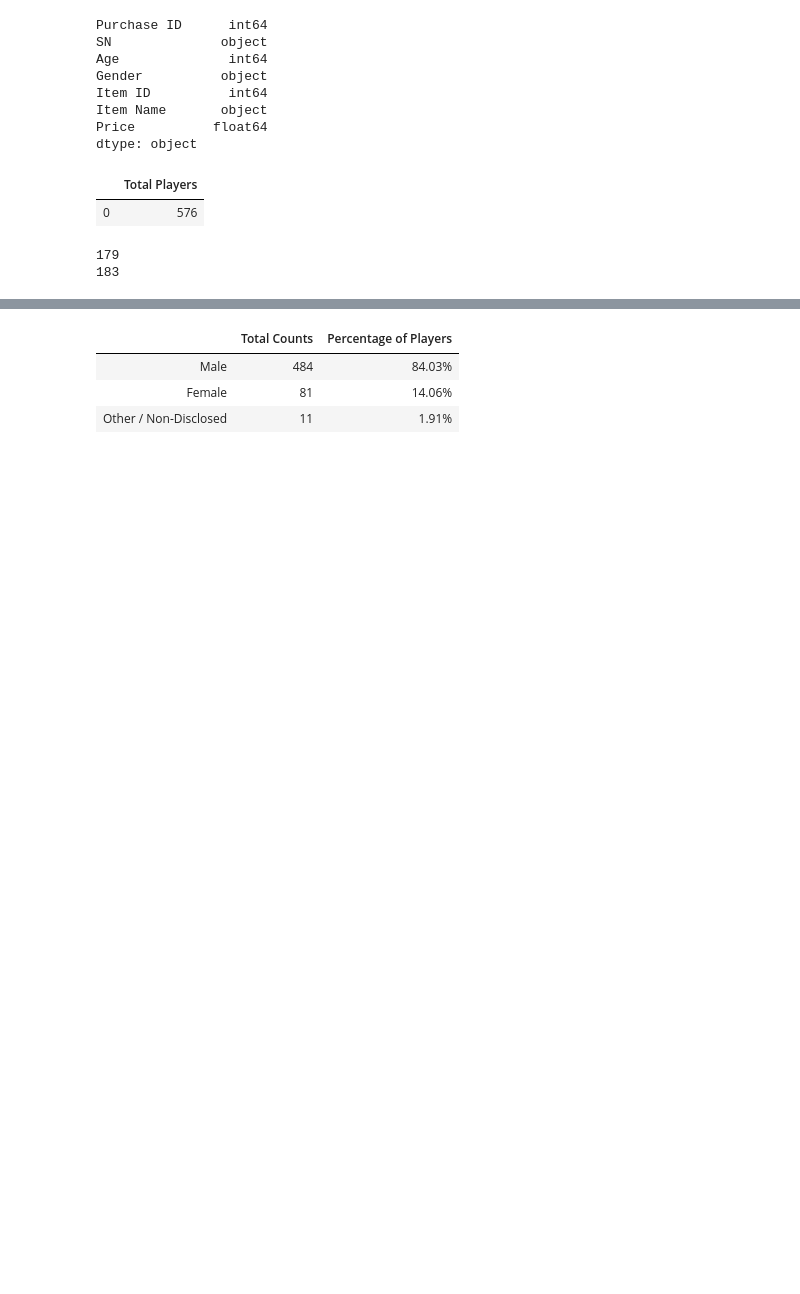
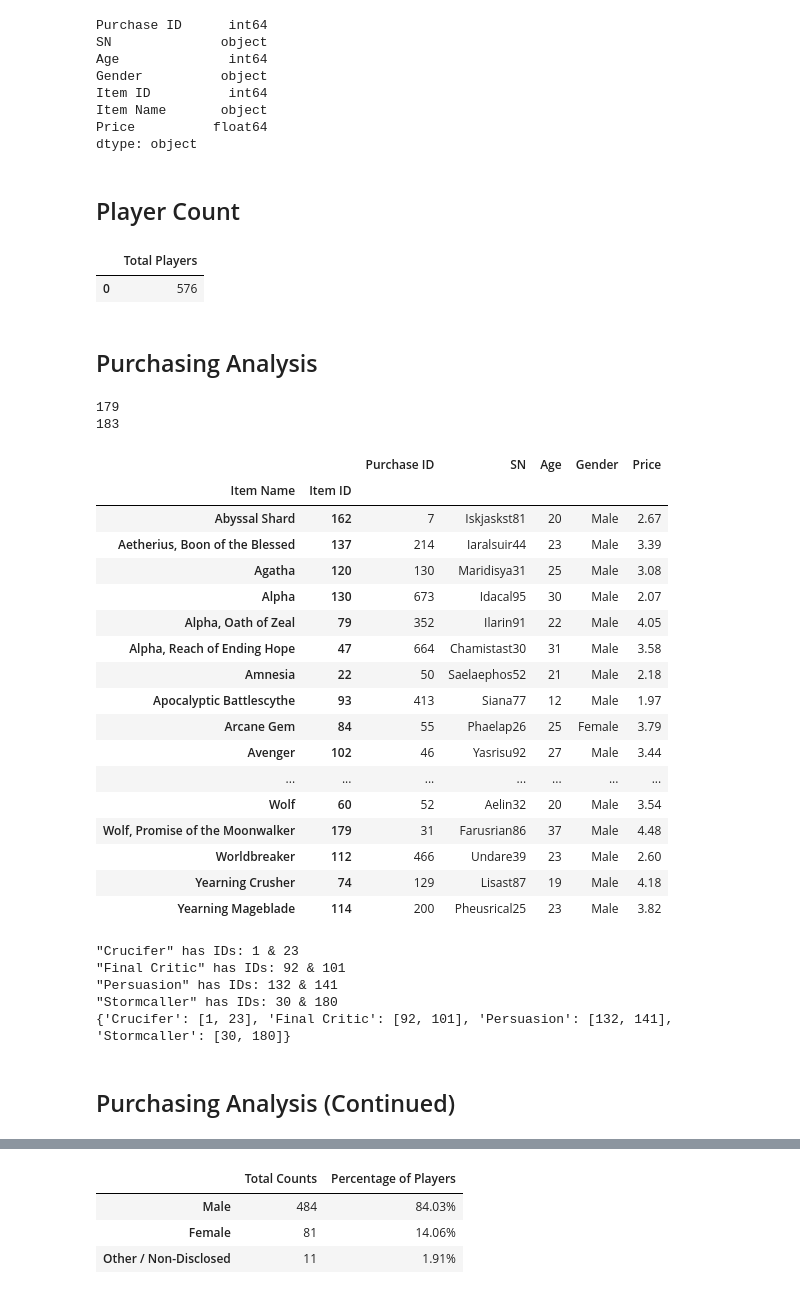
Before and after one commit to nqazimn/pandas-challenge, a Jupyter notebook: HeroesOfPymoli/HeroesOfPymoli_QAZI_Nabeel.ipynb, the cells around one changed output, grey strips where cells are left out. Saved outputs shown, nothing was run; the diff lists cells and outputs as text; code cells hidden in the pictures; blank space fills up the shorter version.

```diff
--- a/HeroesOfPymoli/HeroesOfPymoli_QAZI_Nabeel.ipynb
+++ b/HeroesOfPymoli/HeroesOfPymoli_QAZI_Nabeel.ipynb
@@ -43,6 +47,8 @@ Item ID          int64
 Item Name       object
 Price          float64
 dtype: object
+# %% [markdown]
+## Player Count
 # %%
 # Player Count
 total_players = purchase_df["SN"].nunique()
@@ -50,10 +56,56 @@ pd.DataFrame({"Total Players":[total_players]})
 # %% [output]
 |  | Total Players |
 | 0 | 576 |
-# %%
-# Neede to Confirm with Paul
-print(purchase_df["Item Name"].nunique())
-print(purchase_df["Item ID"].nunique())
-# %% [output]
-179
-183
+# %% [markdown]
+## Purchasing Analysis
+# %%
+# There are more unique IDs than unique Item Names,
+# meaning some Items may have more than 1 IDs assigned to them
+# This may be a data cleaning issue.
+print(purchase_df["Item Name"].nunique())
+print(purchase_df["Item ID"].nunique())
+# %% [output]
+179
+183
+# %%
+# Grouping by Item Number and Item ID to flush out the Items with two or more IDs
+group_df = purchase_df.groupby(["Item Name", "Item ID"])
+group_df.first()
+# %% [output]
+|  |  | Purchase ID | SN | Age | Gender | Price |
+| Item Name | Item ID |  |  |  |  |  |
+| Abyssal Shard | 162 | 7 | Iskjaskst81 | 20 | Male | 2.67 |
+| Aetherius, Boon of the Blessed | 137 | 214 | Iaralsuir44 | 23 | Male | 3.39 |
+| Agatha | 120 | 130 | Maridisya31 | 25 | Male | 3.08 |
+| Alpha | 130 | 673 | Idacal95 | 30 | Male | 2.07 |
+| Alpha, Oath of Zeal | 79 | 352 | Ilarin91 | 22 | Male | 4.05 |
+| Alpha, Reach of Ending Hope | 47 | 664 | Chamistast30 | 31 | Male | 3.58 |
+| Amnesia | 22 | 50 | Saelaephos52 | 21 | Male | 2.18 |
+| Apocalyptic Battlescythe | 93 | 413 | Siana77 | 12 | Male | 1.97 |
+| Arcane Gem | 84 | 55 | Phaelap26 | 25 | Female | 3.79 |
+| Avenger | 102 | 46 | Yasrisu92 | 27 | Male | 3.44 |
+| ... | ... | ... | ... | ... | ... | ... |
+| Wolf | 60 | 52 | Aelin32 | 20 | Male | 3.54 |
+| Wolf, Promise of the Moonwalker | 179 | 31 | Farusrian86 | 37 | Male | 4.48 |
+| Worldbreaker | 112 | 466 | Undare39 | 23 | Male | 2.60 |
+| Yearning Crusher | 74 | 129 | Lisast87 | 19 | Male | 4.18 |
+| Yearning Mageblade | 114 | 200 | Pheusrical25 | 23 | Male | 3.82 |
+# %%
+# Grab the group keys and cast them to list
+# Loop through all list items to find out duplicate items and
+# Put the duplicate names and their multiple IDs in a dictionary
+# to process them later.
+duplicate_dict = {}
+key_list = list(group_df.groups.keys())
+for idx in range(len(key_list)-1):
+    if(key_list[idx][0] == key_list[idx+1][0]):
+        print(f'"{key_list[idx][0]}" has IDs: {key_list[idx][1]} & {key_list[idx+1][1]}')
+        duplicate_dict.update({key_list[idx][0]: [key_list[idx][1], key_list[idx+1][1]]})
+
+print(duplicate_dict)
+# %% [output]
+"Crucifer" has IDs: 1 & 23
+"Final Critic" has IDs: 92 & 101
+"Persuasion" has IDs: 132 & 141
+"Stormcaller" has IDs: 30 & 180
+{'Crucifer': [1, 23], 'Final Critic': [92, 101], 'Persuasion': [132, 141], 'Stormcaller': [30, 180]}
@@ -60 +125,3 @@ print(purchase_df["Item ID"].nunique())
+# %% [markdown]
+## Purchasing Analysis (Continued)
 # %%
```
Also changed, not shown: parts of 6 cells of this notebook.
